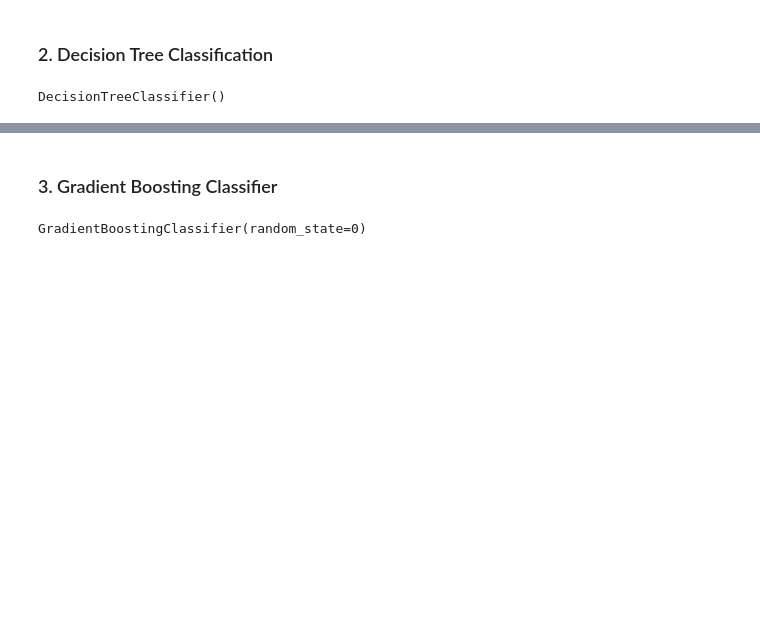
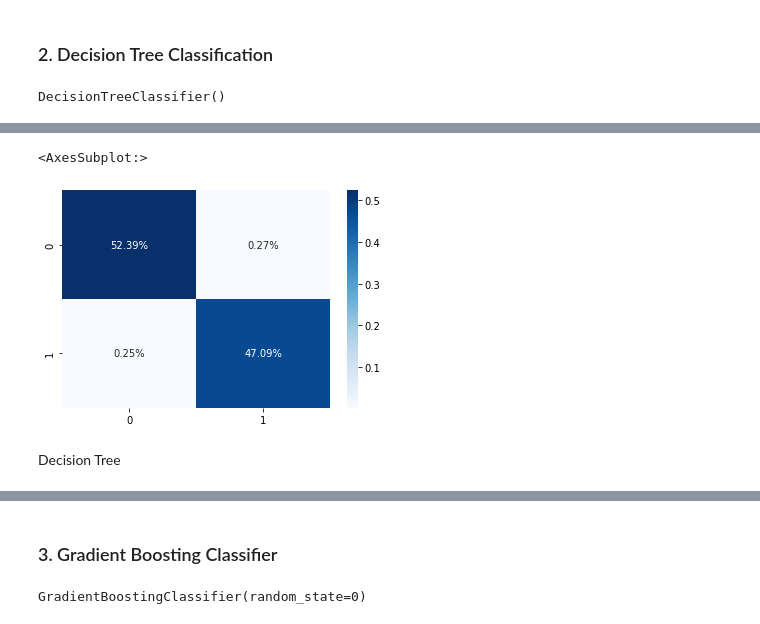
Before and after one commit to sriram7040/Fake-News-Detection, a Jupyter notebook: Fake_news_detection.ipynb, the cells around one changed output, grey strips where cells are left out. Cells and saved outputs as stored; diff of their text form; code cells hidden in the pictures; blank space fills up the shorter version.

```diff
--- a/Fake_news_detection.ipynb
+++ b/Fake_news_detection.ipynb
@@ -251,3 +262,12 @@ DT.score(xv_test, y_test)
+# %%
+DT_matrix = confusion_matrix(y_test,pred_dt)
+# %%
+sns.heatmap(DT_matrix/np.sum(DT_matrix), annot=True, fmt='.2%', cmap='Blues')
+# %% [output]
+<AxesSubplot:>
+[figure, added]
+# %% [markdown]
+Decision Tree
 # %%
 print(classification_report(y_test, pred_dt))
 # %% [output]
```
Also changed, not shown: parts of 40 cells of this notebook.
